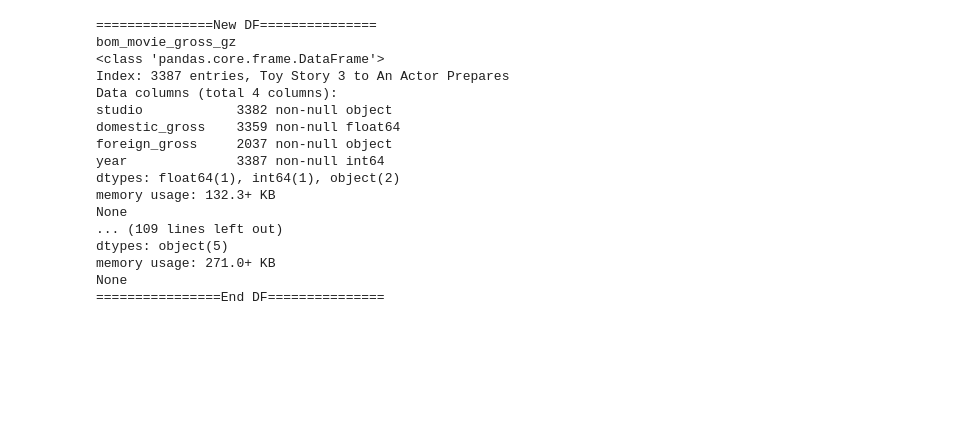
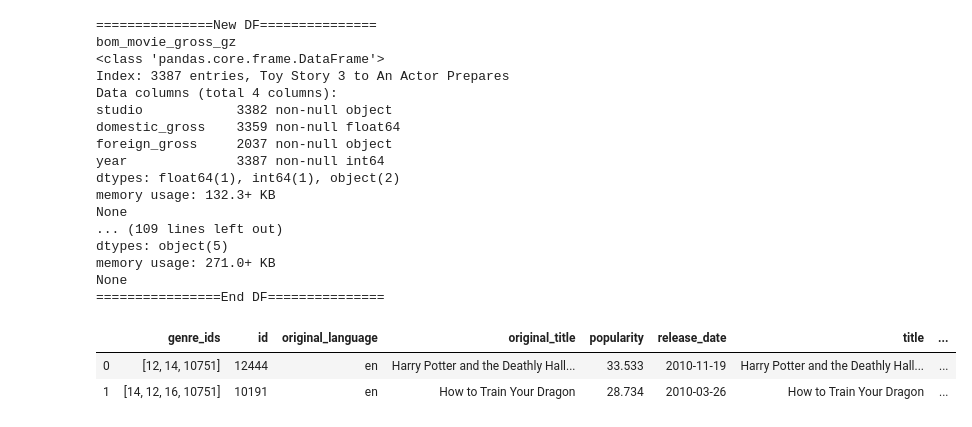
Before and after one commit to fecezar/movie-analysis-project, a Jupyter notebook: student.ipynb, the cells around one changed output. Saved outputs shown, nothing was run; the diff lists cells and outputs as text; code cells hidden in the pictures; blank space fills up the shorter version.

```diff
--- a/student.ipynb
+++ b/student.ipynb
@@ -143,3 +147,8 @@ dtypes: object(5)
 memory usage: 271.0+ KB
 None
 ================End DF===============
+# %%
+filt = csv_files_dict['tmdb_movies_gz'].duplicated()
+index_to_drop = csv_files_dict['tmdb_movies_gz'].loc[filt].index
+
+csv_files_dict['tmdb_movies_gz'].drop(index=index_to_drop, inplace=True)
@@ -145,0 +165,7 @@ None
+# %%
+csv_files_dict['tmdb_movies_gz'].genre_ids = csv_files_dict['tmdb_movies_gz'].genre_ids.apply(clean_genre_string)
+csv_files_dict['tmdb_movies_gz'].head(2)
+# %% [output]
+|  | genre_ids | id | original_language | original_title | popularity | release_date | title | ... |
+| 0 | [12, 14, 10751] | 12444 | en | Harry Potter and the Deathly Hall... | 33.533 | 2010-11-19 | Harry Potter and the Deathly Hall... | ... |
+| 1 | [14, 12, 16, 10751] | 10191 | en | How to Train Your Dragon | 28.734 | 2010-03-26 | How to Train Your Dragon | ... |
```
Also changed, not shown: parts of 17 cells of this notebook, 1 other file.
